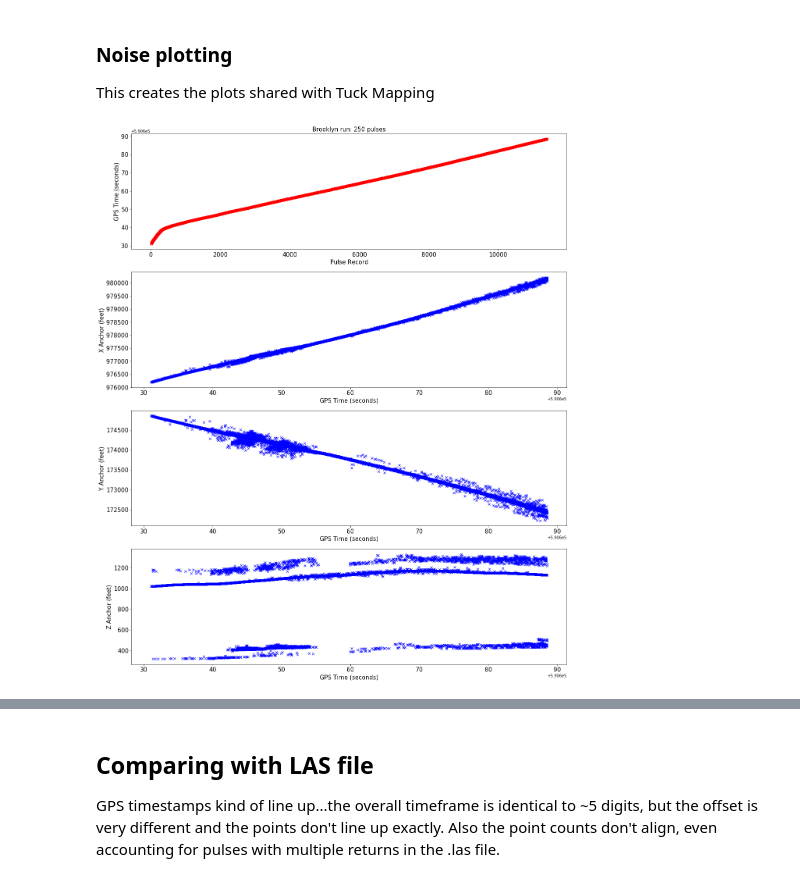
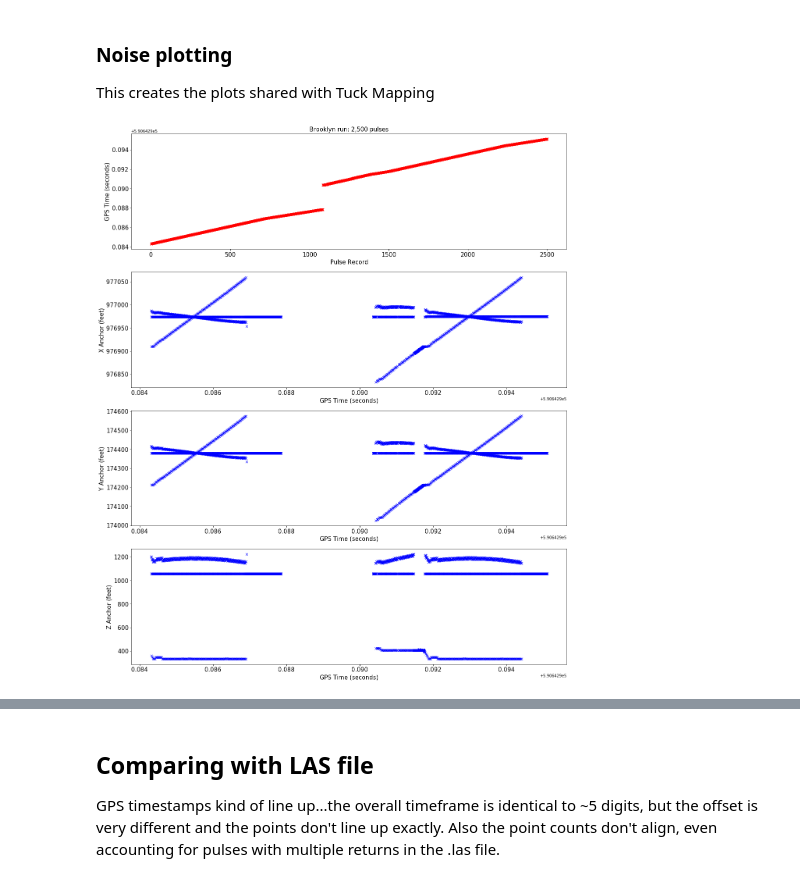
Before and after one commit to mihamerstan/lidar_metrics, a Jupyter notebook: notebooks/pypwaves_test.ipynb, the cells around one changed output, grey strips where cells are left out. Saved outputs shown, nothing was run; the diff lists cells and outputs as text; code cells hidden in the pictures.

Commit message:
added temporal analysis charts

```diff
--- a/notebooks/pypwaves_test.ipynb
+++ b/notebooks/pypwaves_test.ipynb
@@ -121,7 +127,7 @@ print("Time spread: ",anchor_df['gps_time'].max() - anchor_df['gps_time'].min())
 This creates the plots shared with Tuck Mapping
 # %%
 first_pulse = 1000600
-last_pulse =  first_pulse + 250
+last_pulse =  first_pulse + 2500
 
 #anchors_plot = anchor_df.iloc[range(0,len(anchor_df),1000)]
 anchors_plot = anchor_df[first_pulse:last_pulse]
@@ -131,34 +137,34 @@ plt.subplot(4, 1, 1)
 plt.plot(range(len(anchors_plot)),anchors_plot['gps_time'],'xr')
 plt.ylabel("GPS Time (seconds)",fontsize=15)
 plt.xlabel("Pulse Record",fontsize=15)
 plt.xticks(fontsize=15)
 plt.yticks(fontsize=15)
 plt.title("Brooklyn run: {:,d} pulses".format(last_pulse-first_pulse),fontsize=15)
 #plt.title("Brooklyn run: full run, sampled 1/1000 pulses".format(last_pulse-first_pulse),fontsize=15)
 
 plt.subplot(4, 1, 2)
 plt.plot(anchors_plot['gps_time'],anchors_plot['x'],'xb')
 plt.ylabel("X Anchor (feet)",fontsize=15)
 plt.xlabel("GPS Time (seconds)",fontsize=15)
 plt.xticks(fontsize=15)
 plt.yticks(fontsize=15)
 
 plt.subplot(4, 1, 3)
 plt.plot(anchors_plot['gps_time'],anchors_plot['y'],'xb')
 plt.ylabel("Y Anchor (feet)",fontsize=15)
 plt.xlabel("GPS Time (seconds)",fontsize=15)
 plt.xticks(fontsize=15)
 plt.yticks(fontsize=15)
 
 plt.subplot(4, 1, 4)
 plt.plot(anchors_plot['gps_time'],anchors_plot['z'],'xb')
 plt.ylabel("Z Anchor (feet)",fontsize=15)
 plt.xlabel("GPS Time (seconds)",fontsize=15)
 plt.xticks(fontsize=15)
 plt.yticks(fontsize=15)
 plt.savefig("full_run.png")
 # %% [output]
-[figure, old version]
+[figure, new version]
 # %%
 # Color Version of plots
 
```
Also changed, not shown: parts of 12 cells of this notebook, 4 other files.
